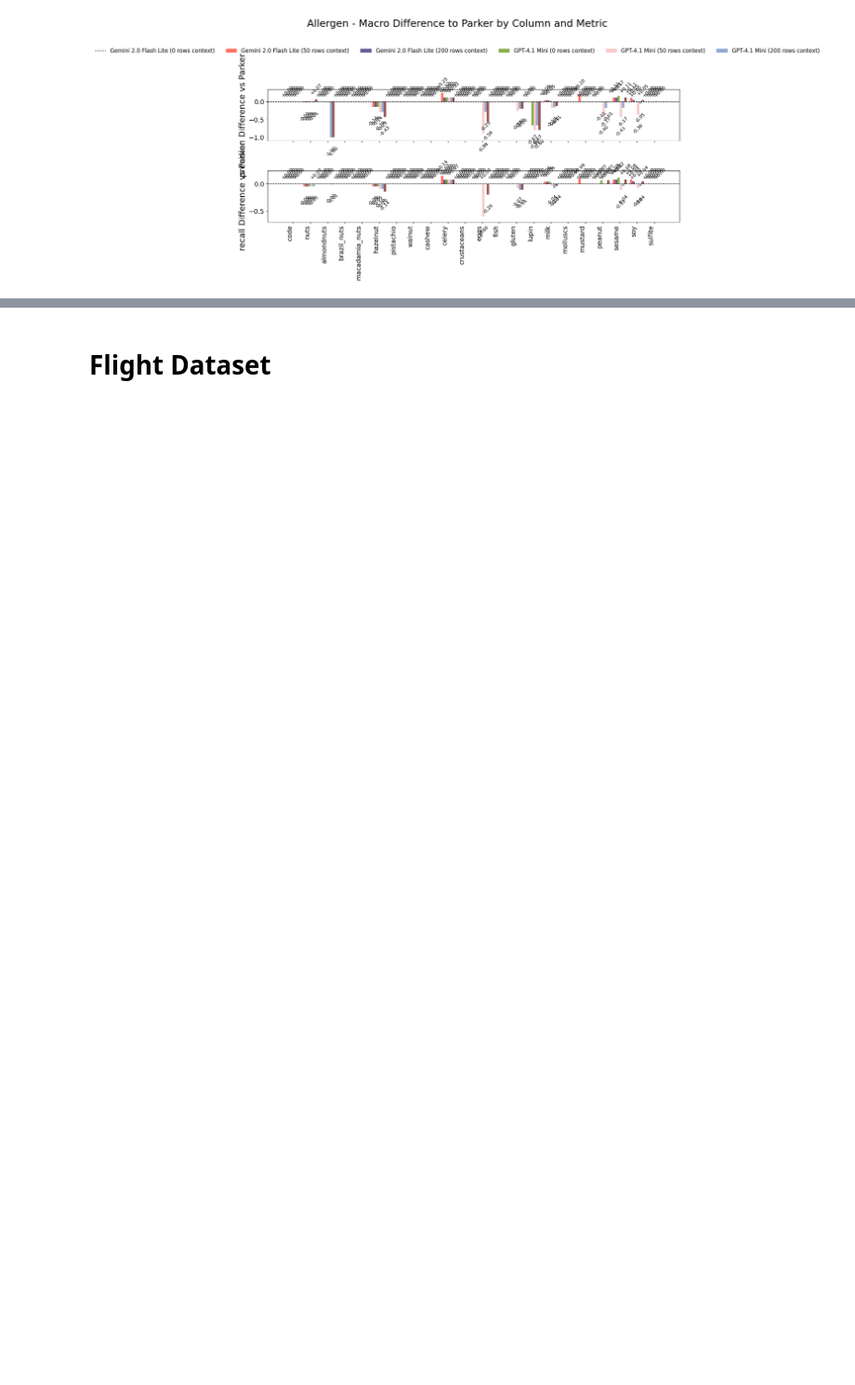
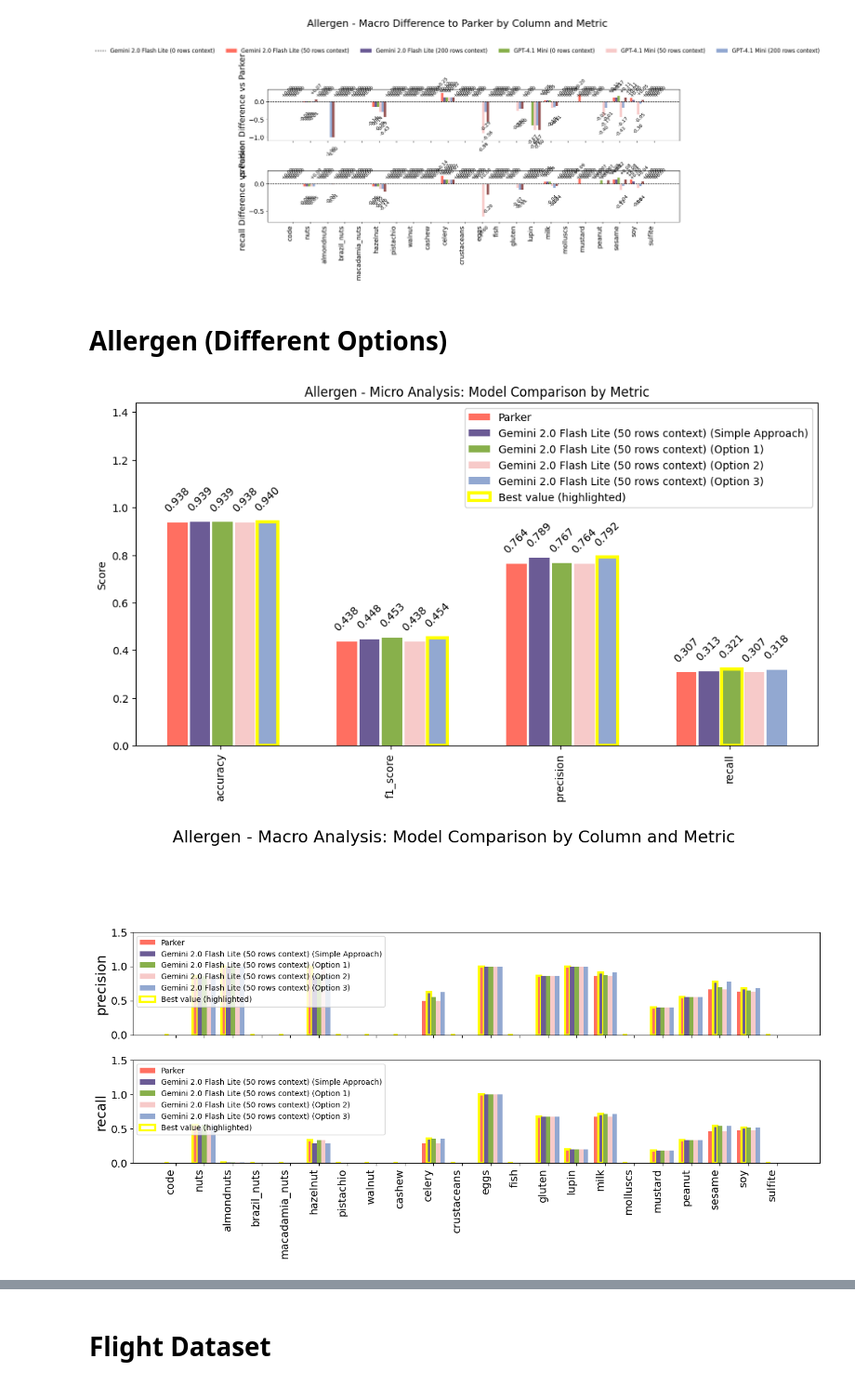
Before and after one commit to lukasketzer/llm_data_quality_assistant, a Jupyter notebook: analysis/results/graphs.ipynb, the cells around one changed output, grey strips where cells are left out. Shown at 93% size. Saved outputs shown, nothing was run; the diff lists cells and outputs as text; code cells hidden in the pictures; blank space fills up the shorter version.

```diff
--- a/analysis/results/graphs.ipynb
+++ b/analysis/results/graphs.ipynb
@@ -299,3 +335,35 @@ plot_macro_difference_vs_parker(load_model_data(base_path, macro_files), "Allerg
 [figure]
 [figure]
 [figure]
+# %% [markdown]
+# Allergen (Different Options)
+# %%
+# Allergen paths and files
+base_path = os.path.join('.', 'allergen')
+micro_files = {
+    "Parker": "parker_results_micro.json",
+    "Gemini 2.0 Flash Lite (50 rows context) (Simple Approach)": "gemini_2_0_flash_lite_50_rows_context_results_micro.json",
+    "Gemini 2.0 Flash Lite (50 rows context) (Option 1)": "gemini_2_0_flash_lite_50_rows_context_option_1_results_micro.json",
+    "Gemini 2.0 Flash Lite (50 rows context) (Option 2)": "gemini_2_0_flash_lite_50_rows_context_option_2_results_micro.json",
+    "Gemini 2.0 Flash Lite (50 rows context) (Option 3)": "gemini_2_0_flash_lite_50_rows_context_option_3_results_micro.json",
+}
+macro_files = {
+    "Parker": "parker_results_macro.json",
+    "Gemini 2.0 Flash Lite (50 rows context) (Simple Approach)": "gemini_2_0_flash_lite_50_rows_context_results_macro.json",
+    "Gemini 2.0 Flash Lite (50 rows context) (Option 1)": "gemini_2_0_flash_lite_50_rows_context_option_1_results_macro.json",
+    "Gemini 2.0 Flash Lite (50 rows context) (Option 2)": "gemini_2_0_flash_lite_50_rows_context_option_2_results_macro.json",
+    "Gemini 2.0 Flash Lite (50 rows context) (Option 3)": "gemini_2_0_flash_lite_50_rows_context_option_3_results_macro.json",
+}
+# Micro
+model_data = load_model_data(base_path, micro_files)
+plot_micro_analysis(model_data, "Allergen")
+# Macro
+model_data = load_model_data(base_path, macro_files)
+plot_macro_analysis(model_data, "Allergen")
+# Difference vs Parker (Micro)
+plot_difference_vs_parker(load_model_data(base_path, micro_files), "Allergen")
+# Difference vs Parker (Macro)
+plot_macro_difference_vs_parker(load_model_data(base_path, macro_files), "Allergen")
+# %% [output]
+[figure, added]
+[figure, added]
```
Also changed, not shown: parts of 4 cells of this notebook, 21 other files.
